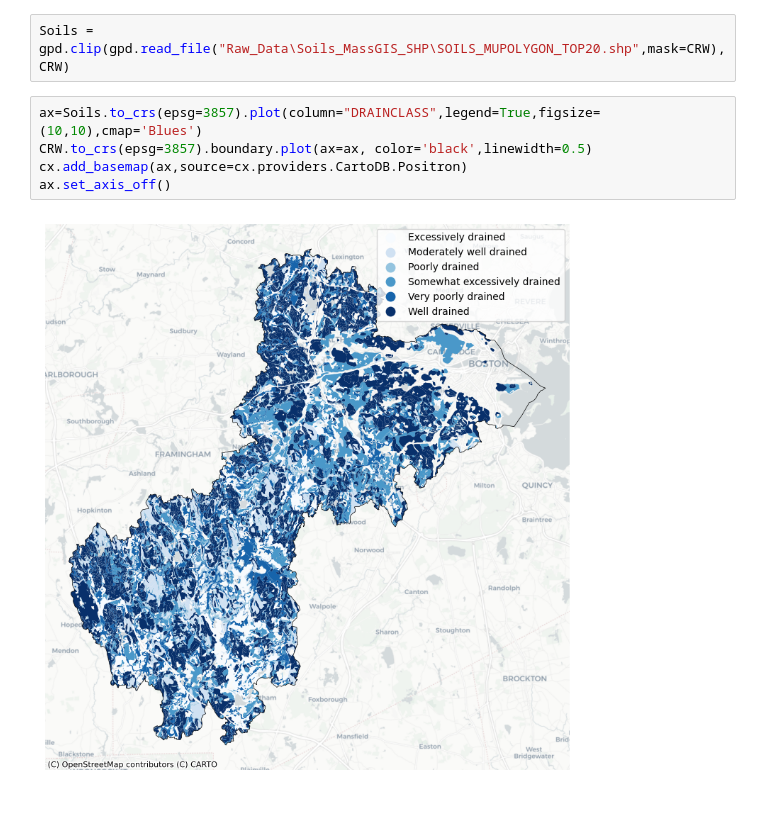
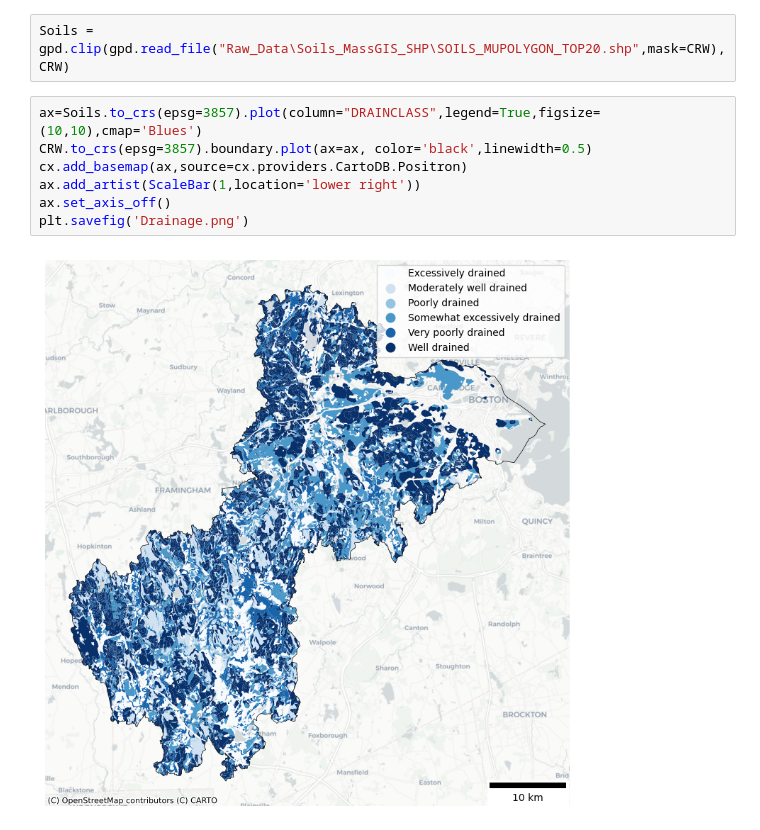
Before and after one commit to chad-fisher/CRWA-Regional-Tree-Planting-and-Protection-Plan, a Jupyter notebook: CodeNotebook.ipynb, the cells around one changed output. Saved outputs shown, nothing was run; the diff lists cells and outputs as text.

Commit message:
Updated figures

```diff
--- a/CodeNotebook.ipynb
+++ b/CodeNotebook.ipynb
@@ -38,7 +38,9 @@ Soils = gpd.clip(gpd.read_file("Raw_Data\Soils_MassGIS_SHP\SOILS_MUPOLYGON_TOP20
 # %%
 ax=Soils.to_crs(epsg=3857).plot(column="DRAINCLASS",legend=True,figsize=(10,10),cmap='Blues')
 CRW.to_crs(epsg=3857).boundary.plot(ax=ax, color='black',linewidth=0.5)
 cx.add_basemap(ax,source=cx.providers.CartoDB.Positron)
+ax.add_artist(ScaleBar(1,location='lower right'))
 ax.set_axis_off()
+plt.savefig('Drainage.png')
 # %% [output]
-[figure, old version]
+[figure, new version]
```
Also changed, not shown: parts of 1 cell of this notebook, 2 other files.
